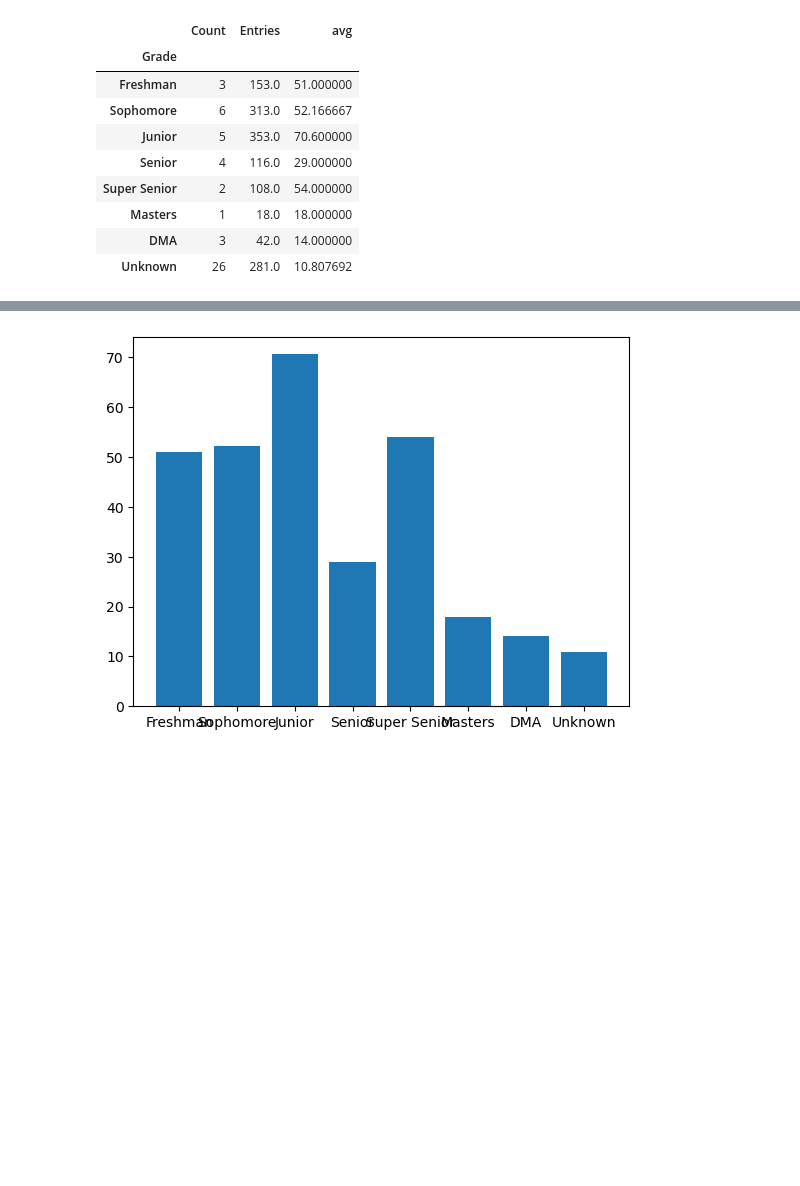
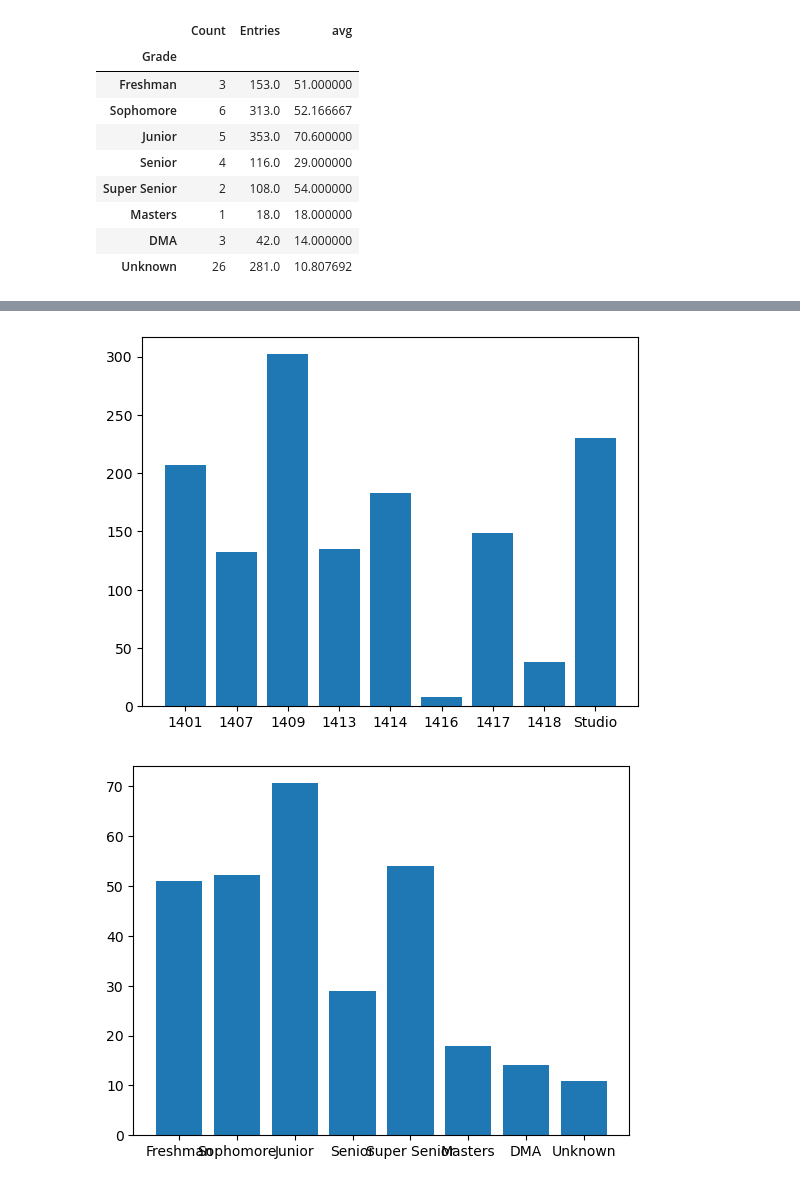
Before and after one commit to amdieter/practice-room-data, a Jupyter notebook: Practice Log.ipynb, the cells around one changed output, grey strips where cells are left out. Saved outputs shown, nothing was run; the diff lists cells and outputs as text; code cells hidden in the pictures; blank space fills up the shorter version.

```diff
--- a/Practice Log.ipynb
+++ b/Practice Log.ipynb
@@ -428,2 +548,8 @@ Most Used Room         1409 (2): 241 Hours
 dtype: object
+# %%
+# entries_by_room barplot
+plt.bar(entries_by_room.keys(), entries_by_room.values())
+plt.show()
+# %% [output]
+[figure, added]
 # %%
```
Also changed, not shown: parts of 15 cells of this notebook.
